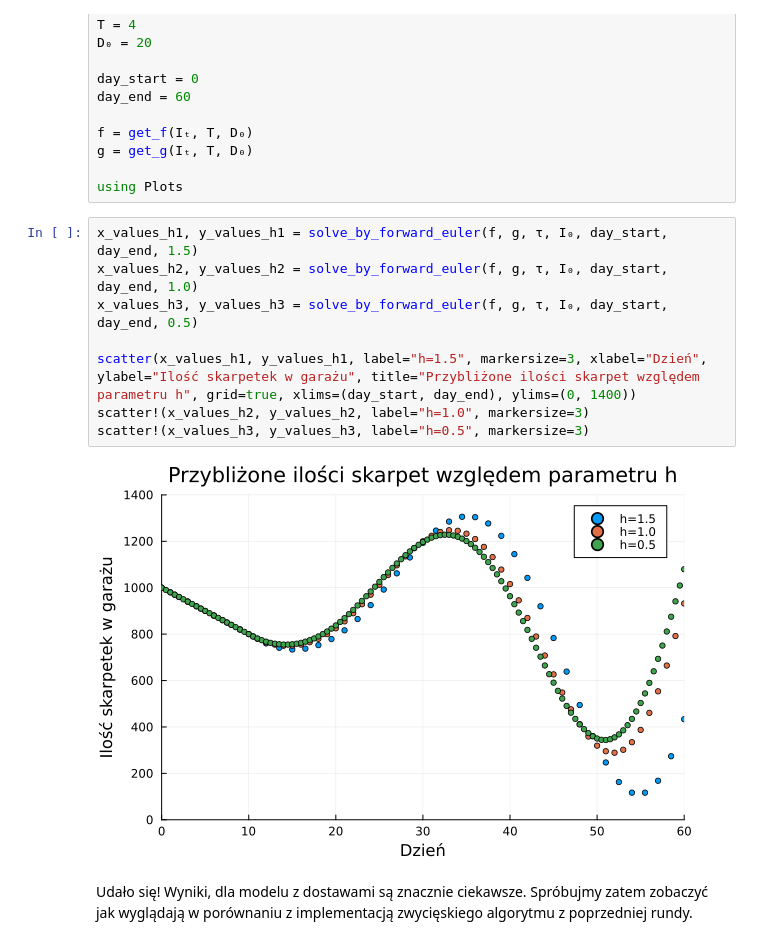
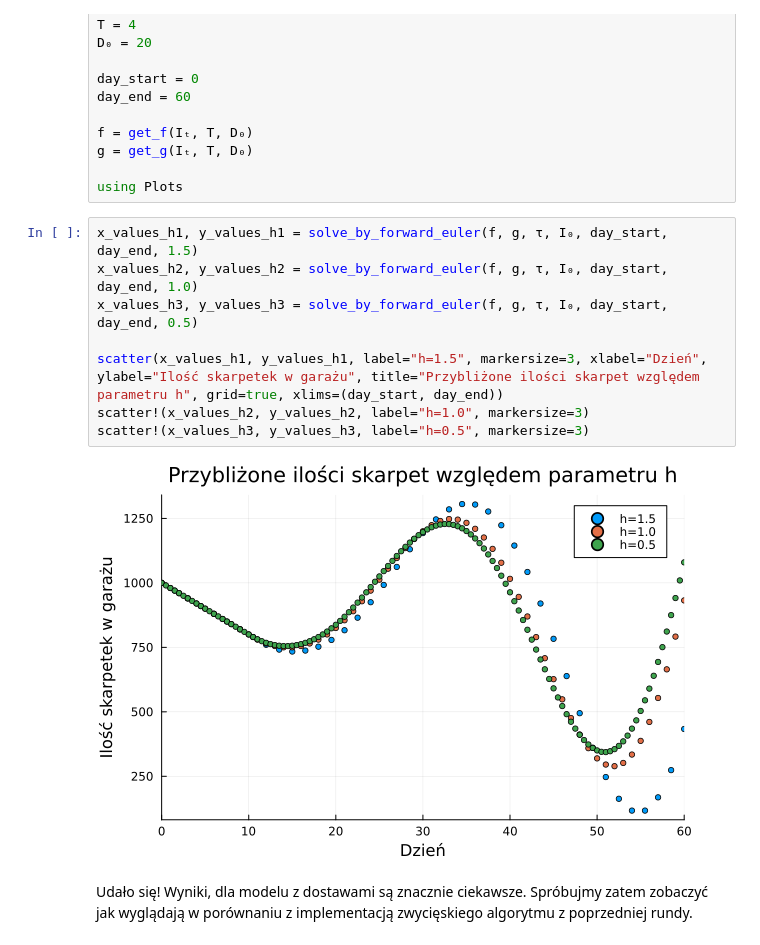
Before and after one commit to piotrczech/optimization-of-inventory-deliveries, a Jupyter notebook: main.ipynb, the cells around one changed output. Drawn from its saved outputs; the diff is of its cells as text.

```diff
--- a/main.ipynb
+++ b/main.ipynb
@@ -1258,13 +1369,13 @@ using Plots
 # %%
 x_values_h1, y_values_h1 = solve_by_forward_euler(f, g, τ, I₀, day_start, day_end, 1.5)
 x_values_h2, y_values_h2 = solve_by_forward_euler(f, g, τ, I₀, day_start, day_end, 1.0)
 x_values_h3, y_values_h3 = solve_by_forward_euler(f, g, τ, I₀, day_start, day_end, 0.5)
 
-scatter(x_values_h1, y_values_h1, label="h=1.5", markersize=3, xlabel="Dzień", ylabel="Ilość skarpetek w garażu", title="Przybliżone ilości skarpet względem parametru h", grid=true, xlims=(day_start, day_end), ylims=(0, 1400))
+scatter(x_values_h1, y_values_h1, label="h=1.5", markersize=3, xlabel="Dzień", ylabel="Ilość skarpetek w garażu", title="Przybliżone ilości skarpet względem parametru h", grid=true, xlims=(day_start, day_end))
 scatter!(x_values_h2, y_values_h2, label="h=1.0", markersize=3)
 scatter!(x_values_h3, y_values_h3, label="h=0.5", markersize=3)
 # %% [output]
-[figure, old version]
+[figure, new version]
 # %% [markdown]
 Udało się! Wyniki, dla modelu z dostawami są znacznie ciekawsze. Spróbujmy zatem zobaczyć jak wyglądają w porównaniu z implementacją zwycięskiego algorytmu z poprzedniej rundy.
 # %% [markdown]
```
Also changed, not shown: parts of 26 cells of this notebook.
